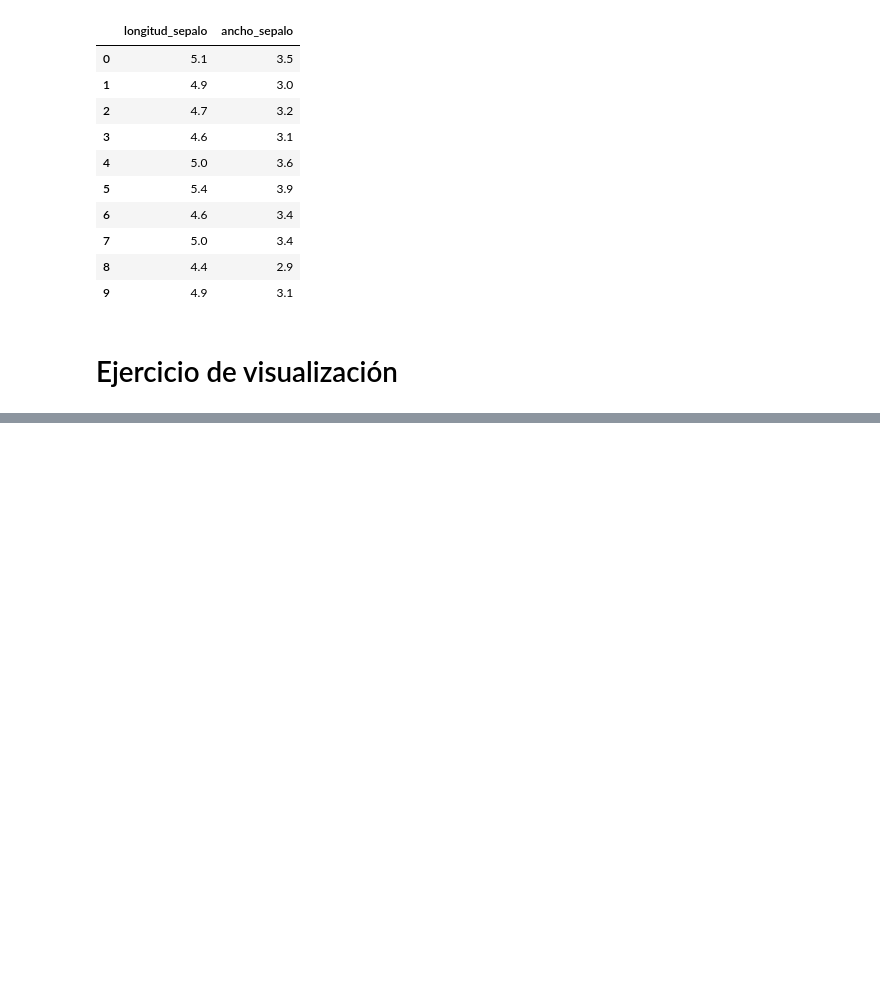
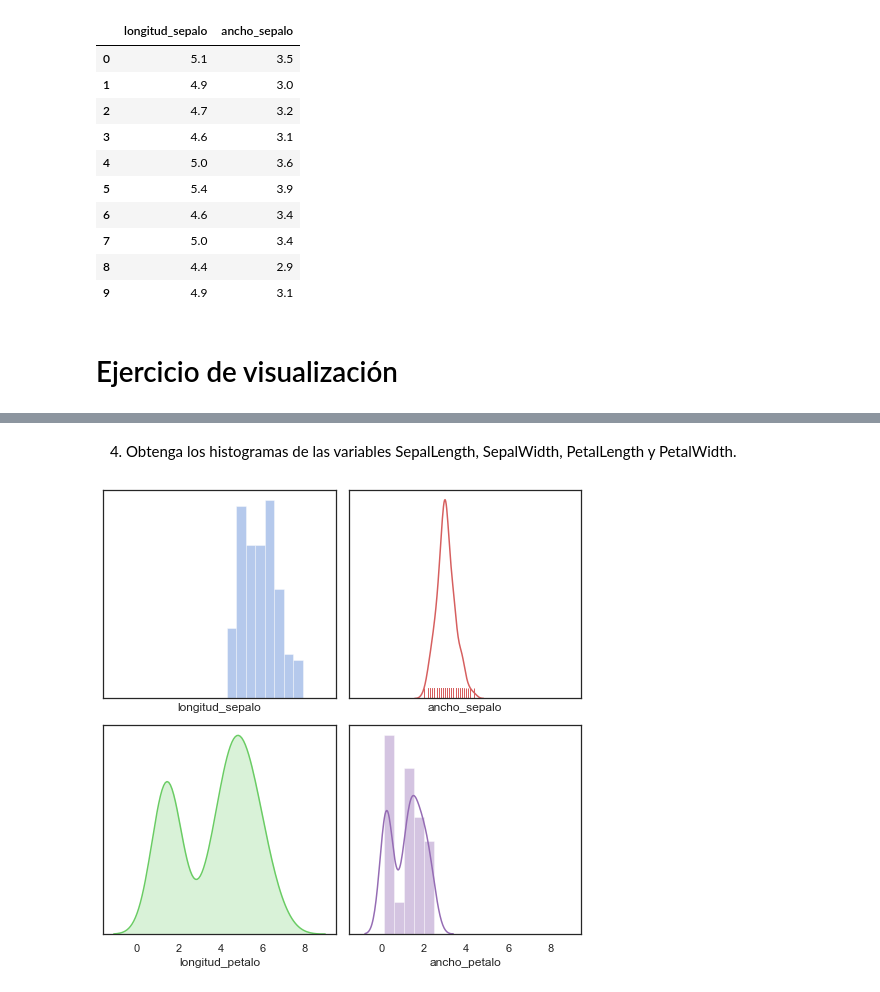
Before and after one commit to IanRamRev/Reconocimiento-de-Patrones, a Jupyter notebook: ActividadIris/EjerciciosIris.ipynb, the cells around one changed output, grey strips where cells are left out. Drawn from its saved outputs; the diff is of its cells as text; code cells hidden in the pictures; blank space fills up the shorter version.

```diff
--- a/ActividadIris/EjerciciosIris.ipynb
+++ b/ActividadIris/EjerciciosIris.ipynb
@@ -124,0 +193,15 @@ irisName.iloc[:10,:2]
+# %% [markdown]
+4. Obtenga los histogramas de las variables SepalLength, SepalWidth, PetalLength y PetalWidth.
+# %%
+sns.set(style="white", palette="muted", color_codes=True)
+f, axes = plt.subplots(2, 2, figsize=(7, 7), sharex=True)
+
+sns.distplot(irisName['longitud_sepalo'], kde=False, color="b", ax=axes[0, 0])
+sns.distplot(irisName['ancho_sepalo'], hist=False, rug=True, color="r", ax=axes[0, 1])
+sns.distplot(irisName['longitud_petalo'], hist=False, color="g", kde_kws={"shade": True}, ax=axes[1, 0])
+sns.distplot(irisName['ancho_petalo'], color="m", ax=axes[1, 1])
+
+plt.setp(axes, yticks=[])
+plt.tight_layout()
+# %% [output]
+[figure, added]
```
Also changed, not shown: parts of 11 cells of this notebook.
